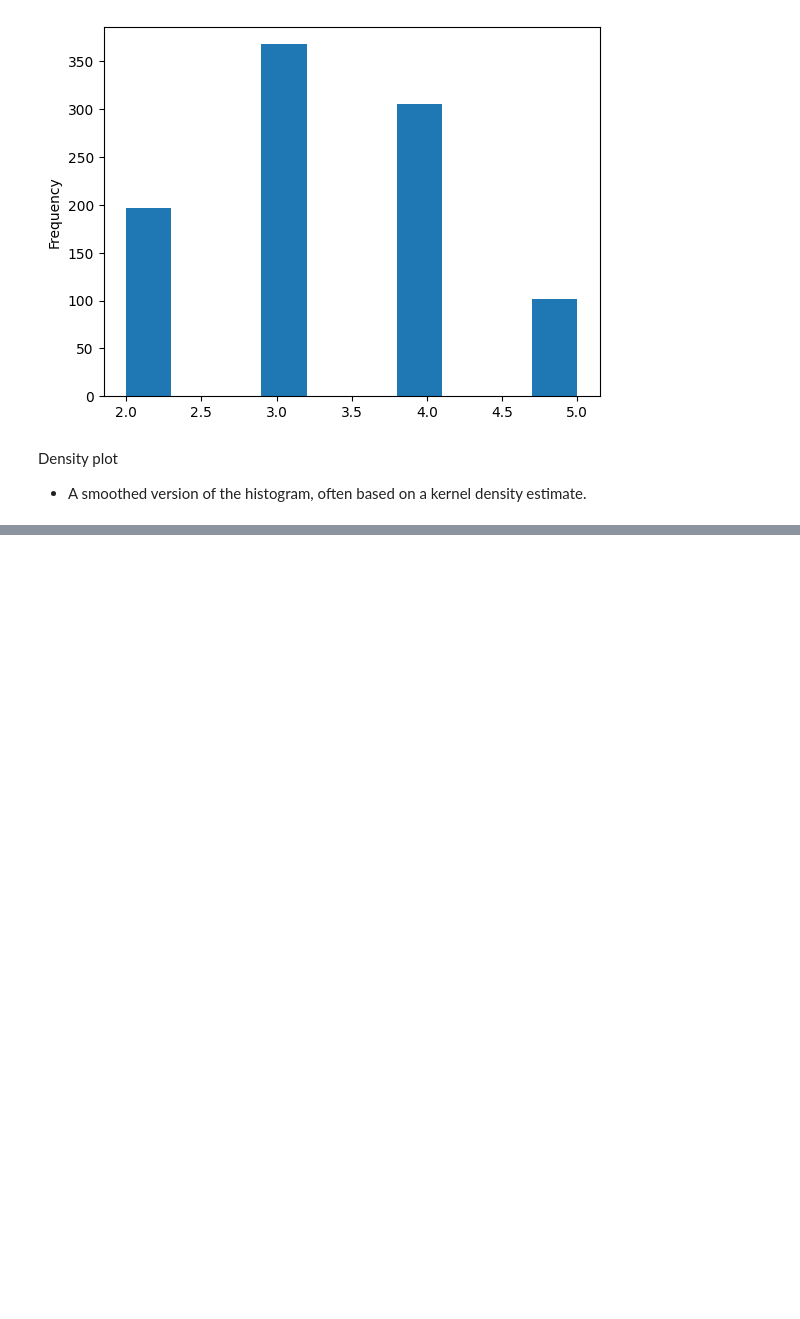
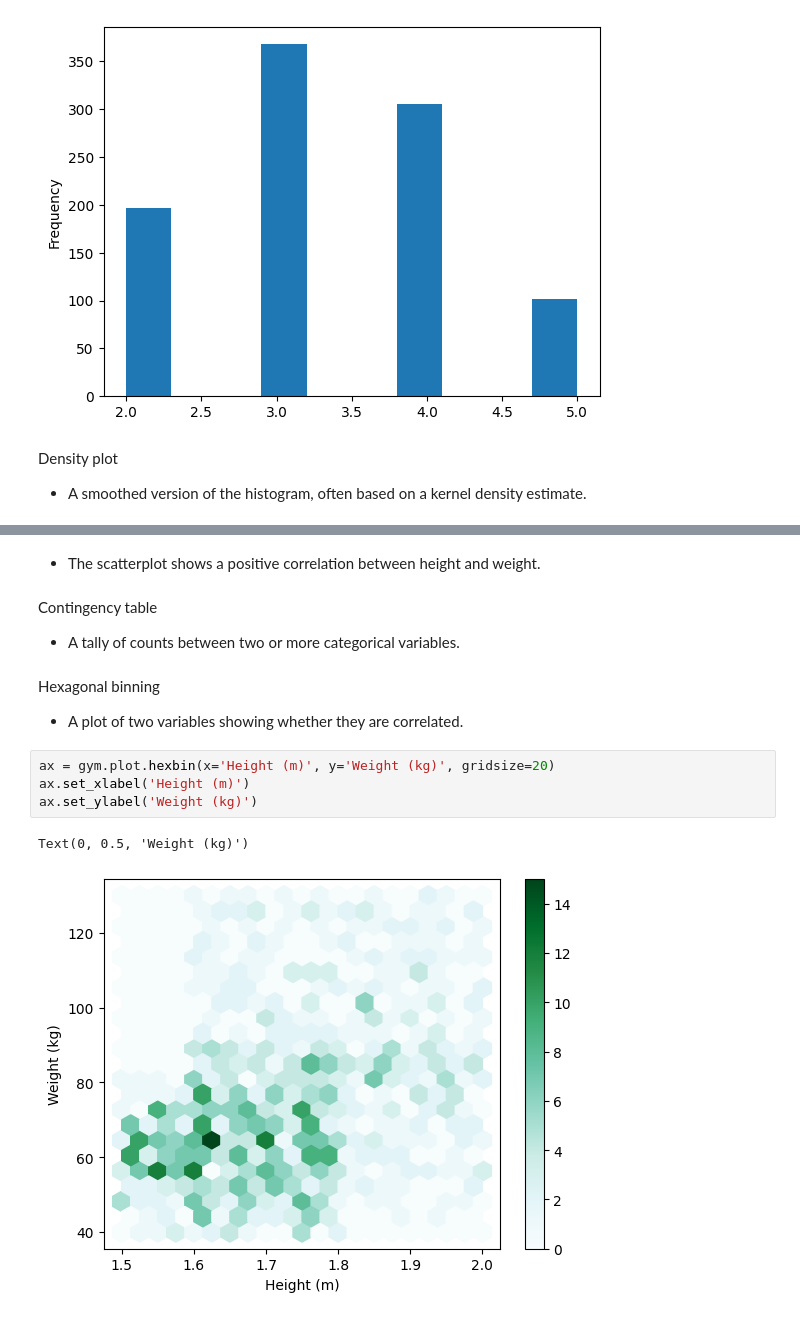
Before and after one commit to lucaspinheiro27/Statistics, a Jupyter notebook: Jupyter_notebooks/Gym_members.ipynb, the cells around one changed output, grey strips where cells are left out. Drawn from its saved outputs; the diff is of its cells as text; blank space fills up the shorter version.

```diff
--- a/Jupyter_notebooks/Gym_members.ipynb
+++ b/Jupyter_notebooks/Gym_members.ipynb
@@ -212,0 +271,15 @@ ax = gym['Workout_Frequency (days/week)'].plot(kind='kde')
+# %% [markdown]
+* The scatterplot shows a positive correlation between height and weight.
+# %% [markdown]
+Contingency table
+* A tally of counts between two or more categorical variables.
+# %% [markdown]
+Hexagonal binning
+* A plot of two variables showing whether they are correlated.
+# %%
+ax = gym.plot.hexbin(x='Height (m)', y='Weight (kg)', gridsize=20)
+ax.set_xlabel('Height (m)')
+ax.set_ylabel('Weight (kg)')
+# %% [output]
+Text(0, 0.5, 'Weight (kg)')
+[figure, added]
```
Also changed, not shown: parts of 16 cells of this notebook.
